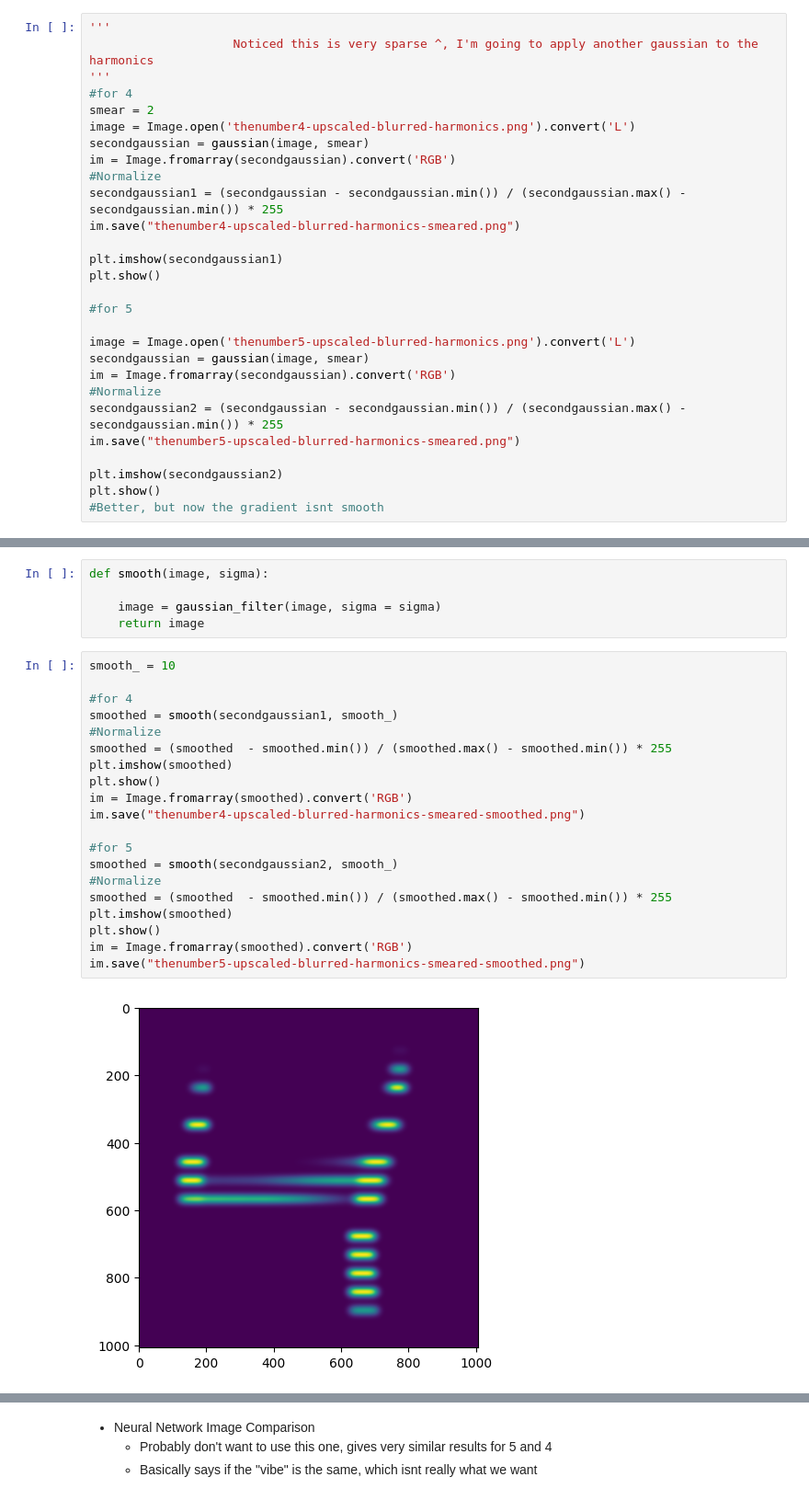
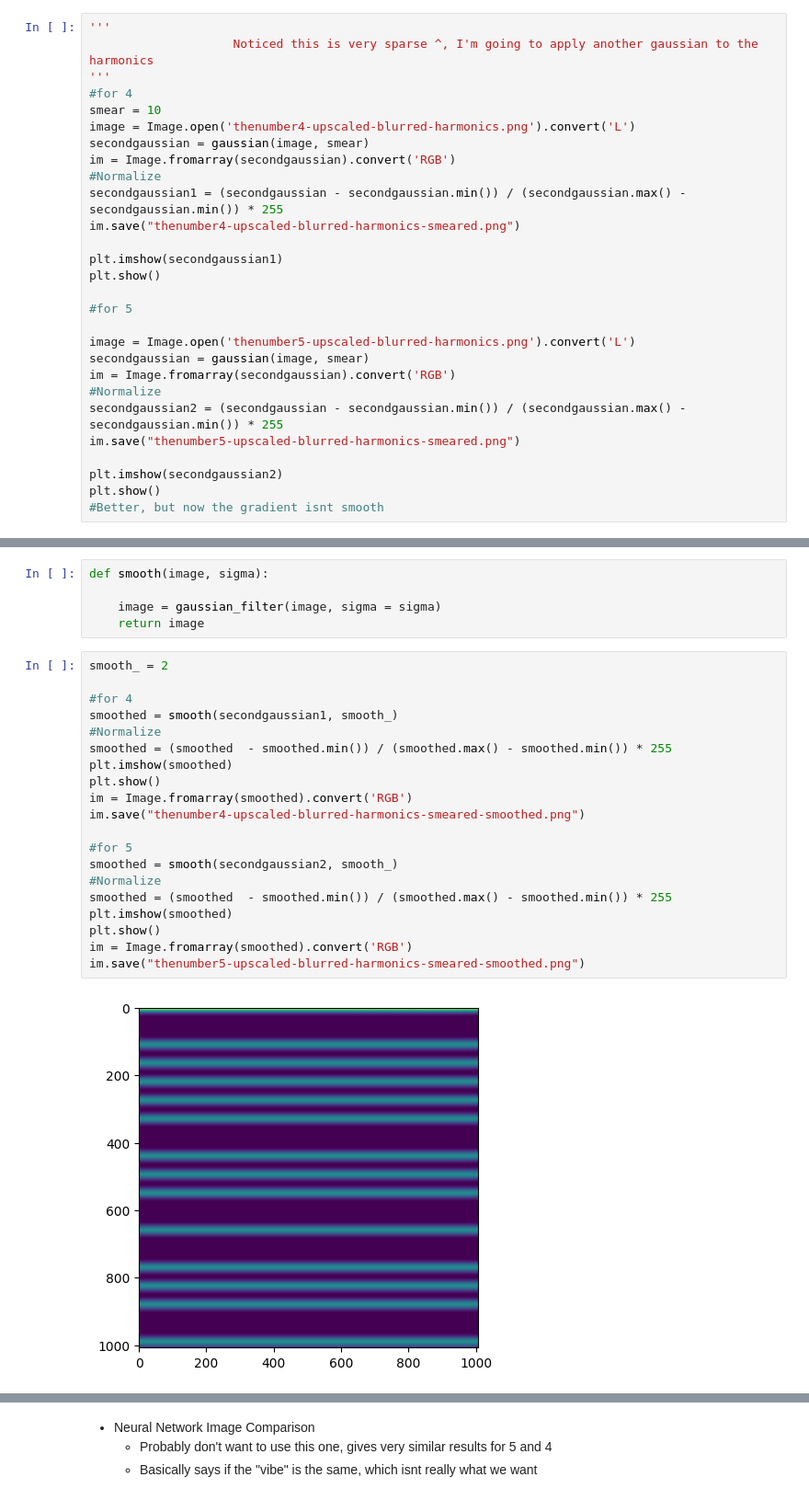
Before and after one commit to takakhoo/UNet-MNIST-to-Spectrogram, a Jupyter notebook: 1.ipynb, the cells around one changed output, grey strips where cells are left out. Shown at 92% size. Cells and saved outputs as stored; diff of their text form.

```diff
--- a/1.ipynb
+++ b/1.ipynb
@@ -216,7 +217,7 @@ Second Gaussian (4,5)
                     Noticed this is very sparse ^, I'm going to apply another gaussian to the harmonics
 '''
 #for 4
-smear = 2
+smear = 10
 image = Image.open('thenumber4-upscaled-blurred-harmonics.png').convert('L')
 secondgaussian = gaussian(image, smear)
 im = Image.fromarray(secondgaussian).convert('RGB')
@@ -250,24 +251,24 @@ def smooth(image, sigma):
     image = gaussian_filter(image, sigma = sigma)
     return image
 # %%
-smooth_ = 10
+smooth_ = 2
 
 #for 4
 smoothed = smooth(secondgaussian1, smooth_)
 #Normalize
 smoothed = (smoothed  - smoothed.min()) / (smoothed.max() - smoothed.min()) * 255
 plt.imshow(smoothed)
 plt.show()
 im = Image.fromarray(smoothed).convert('RGB')
 im.save("thenumber4-upscaled-blurred-harmonics-smeared-smoothed.png")
 
 #for 5
 smoothed = smooth(secondgaussian2, smooth_)
 #Normalize
 smoothed = (smoothed  - smoothed.min()) / (smoothed.max() - smoothed.min()) * 255
 plt.imshow(smoothed)
 plt.show()
 im = Image.fromarray(smoothed).convert('RGB')
 im.save("thenumber5-upscaled-blurred-harmonics-smeared-smoothed.png")
 # %% [output]
-[figure, old version]
+[figure, new version]
```
Also changed, not shown: parts of 11 cells of this notebook.
